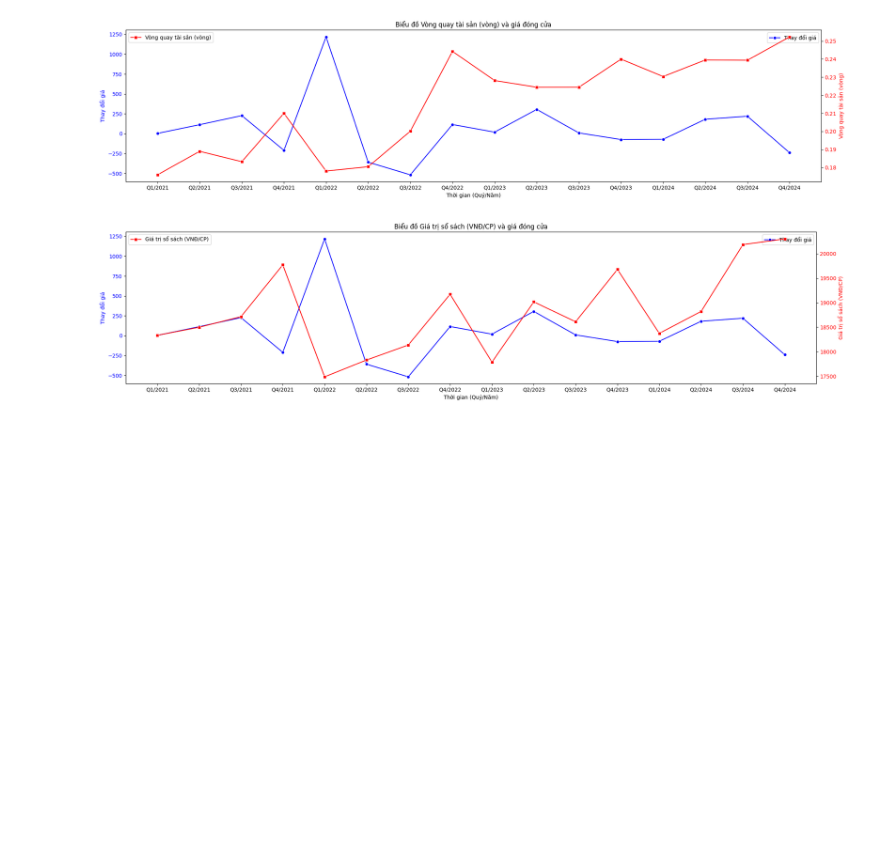
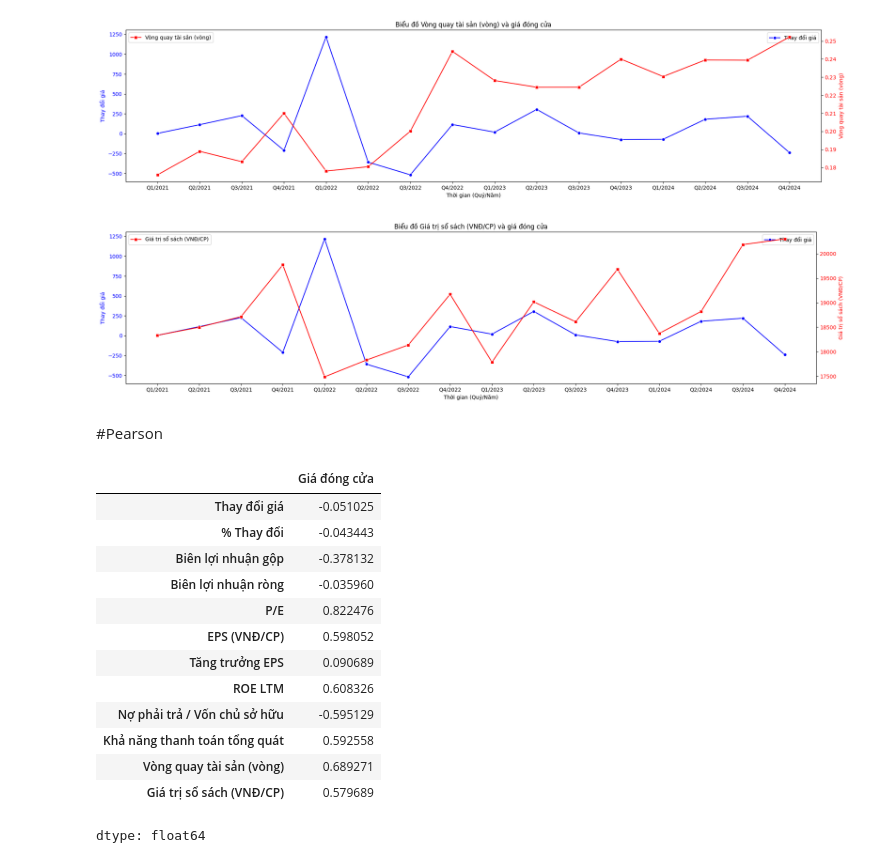
Before and after one commit to bokuwakira1411/Data-understanding---DM-A, a Jupyter notebook: createTable.ipynb, the cells around one changed output. Drawn from its saved outputs; the diff is of its cells as text; code cells hidden in the pictures; blank space fills up the shorter version.

```diff
--- a/createTable.ipynb
+++ b/createTable.ipynb
@@ -352,3 +352,26 @@ for column in df_temp.columns:
 [figure]
 [figure]
 [figure]
+# %% [markdown]
+#Pearson
+# %%
+pearson_corr = df_temp.corr(method="pearson")
+# %%
+pearson_with_price = pearson_corr["Giá đóng cửa"].drop("Giá đóng cửa")
+# %%
+pearson_with_price
+# %% [output]
+|  | Giá đóng cửa |
+| Thay đổi giá | -0.051025 |
+| % Thay đổi | -0.043443 |
+| Biên lợi nhuận gộp | -0.378132 |
+| Biên lợi nhuận ròng | -0.035960 |
+| P/E | 0.822476 |
+| EPS (VNĐ/CP) | 0.598052 |
+| Tăng trưởng EPS | 0.090689 |
+| ROE LTM | 0.608326 |
+| Nợ phải trả / Vốn chủ sở hữu | -0.595129 |
+| Khả năng thanh toán tổng quát | 0.592558 |
+| Vòng quay tài sản (vòng) | 0.689271 |
+| Giá trị sổ sách (VNĐ/CP) | 0.579689 |
+dtype: float64
```
Also changed, not shown: parts of 1 cell of this notebook.
